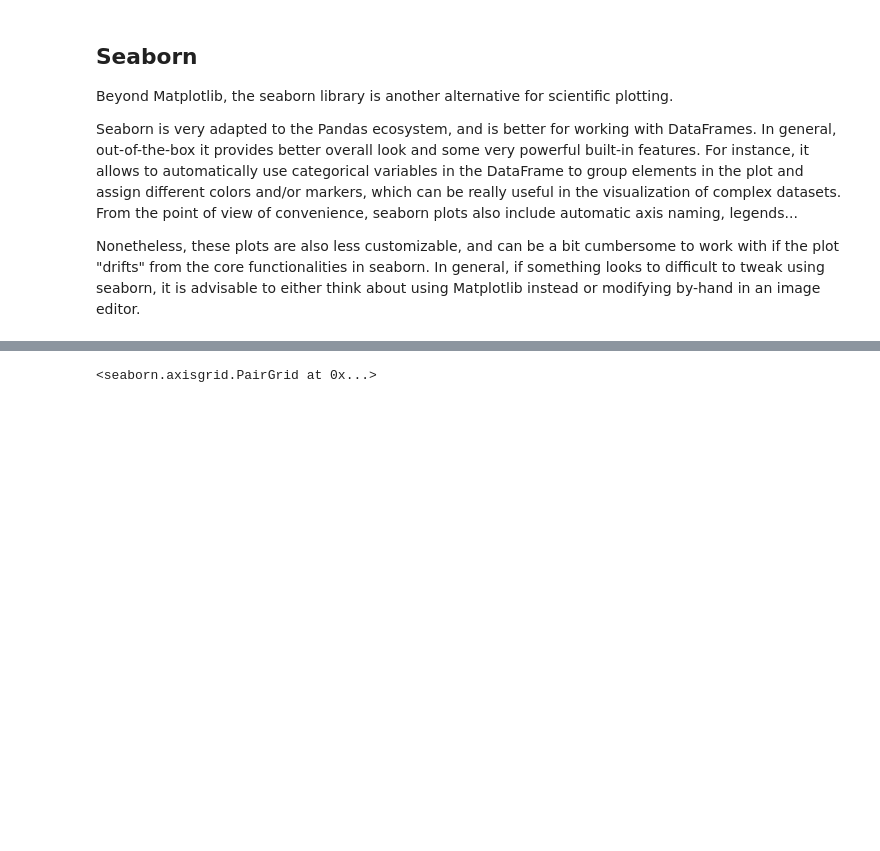
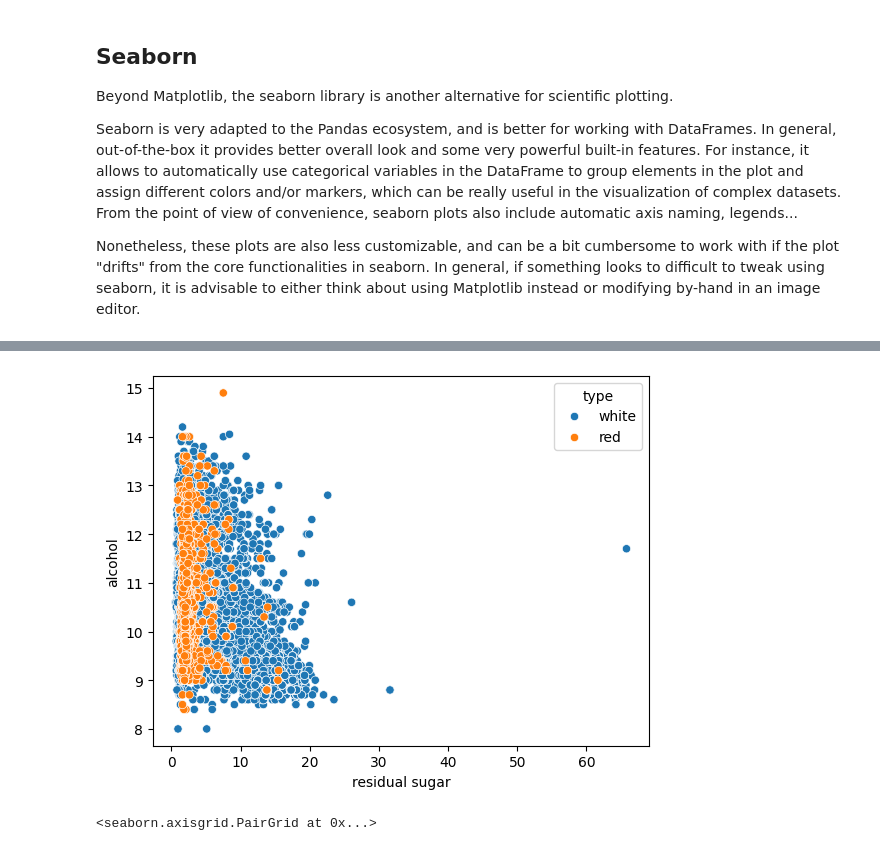
Before and after one commit to jherasdo/pythonic-chemistry, a Jupyter notebook: pythonic-chemistry/04-data-visualization/data-visualization.ipynb, the cells around one changed output, grey strips where cells are left out. Saved outputs shown, nothing was run; the diff lists cells and outputs as text; code cells hidden in the pictures; blank space fills up the shorter version.

```diff
--- a/pythonic-chemistry/04-data-visualization/data-visualization.ipynb
+++ b/pythonic-chemistry/04-data-visualization/data-visualization.ipynb
@@ -245,3 +261,8 @@ sns.scatterplot(data=data,x="residual sugar",y="alcohol",ax=ax,hue="type")
+# %%
+# Automatic generation of axis
+ax_nw = sns.scatterplot(data=data,x="residual sugar",y="alcohol",hue="type")
+# %% [output]
+[figure, added]
 # %%
 # Seaborn includes multiple complex plots, such as the pairplot, that considers all columns in a
 # DataFrame to plot all possible X/Y combinations. Cells where a variable is plotted against itself
```
Also changed, not shown: parts of 21 cells of this notebook, 4 other files.
